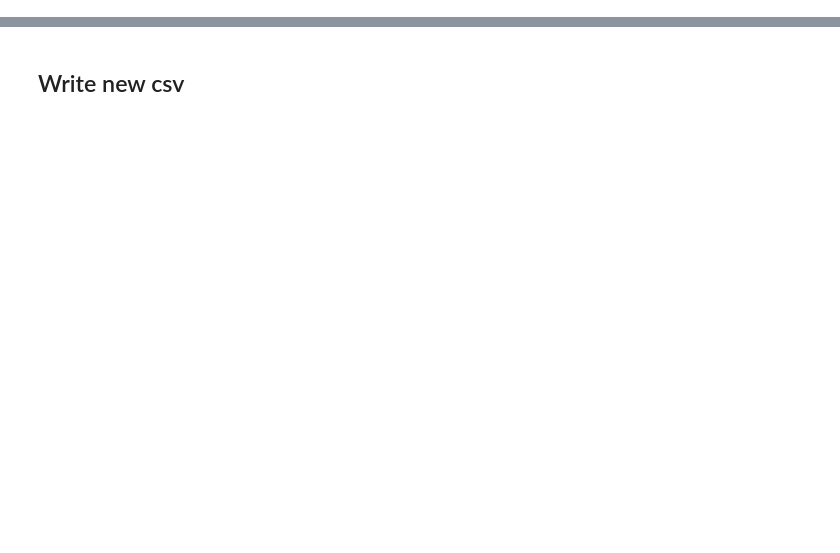
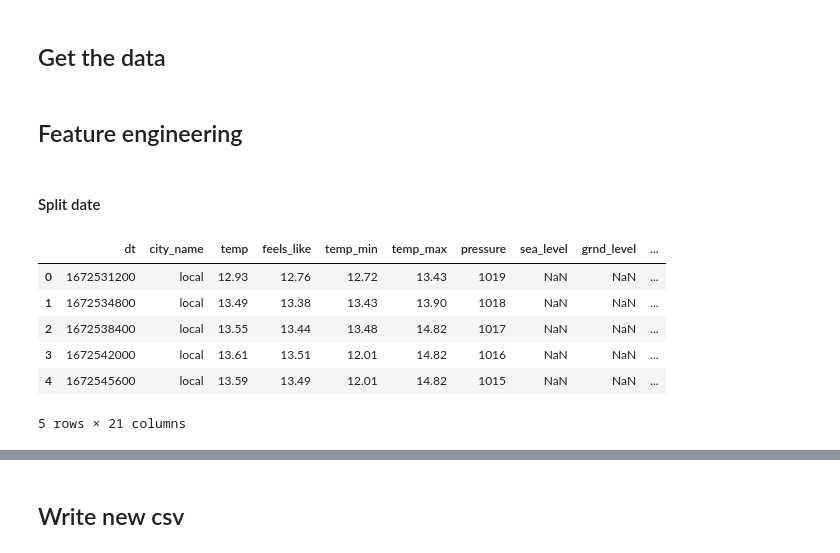
Before and after one commit to goncalobraga27/DAA, a Jupyter notebook: src/parte2/data_preparation/data_preparation3_test.ipynb, the cells around one changed output, grey strips where cells are left out. Saved outputs shown, nothing was run; the diff lists cells and outputs as text; code cells hidden in the pictures; blank space fills up the shorter version.

```diff
--- a/src/parte2/data_preparation/data_preparation3_test.ipynb
+++ b/src/parte2/data_preparation/data_preparation3_test.ipynb
@@ -62,0 +9,2 @@ df.rename(columns={'Data':'date', 'Hora':'hour', 'Normal (kWh)':'normal', 'Horá
+# %% [markdown]
+## Get the data
@@ -62,0 +14,21 @@ df.rename(columns={'Data':'date', 'Hora':'hour', 'Normal (kWh)':'normal', 'Horá
+# %% [markdown]
+## Feature engineering
+# %% [markdown]
+#### Split date
+# %%
+df['date'] = pd.to_datetime(df['date'], format="%Y-%m-%d", utc=True)
+df['year'] = df['date'].dt.year
+df['month'] = df['date'].dt.month
+df['day'] = df['date'].dt.day
+df.drop(['date'], inplace=True, axis=1)
+
+
+df.head()
+# %% [output]
+|  | dt | city_name | temp | feels_like | temp_min | temp_max | pressure | sea_level | grnd_level | ... |
+| 0 | 1672531200 | local | 12.93 | 12.76 | 12.72 | 13.43 | 1019 | NaN | NaN | ... |
+| 1 | 1672534800 | local | 13.49 | 13.38 | 13.43 | 13.90 | 1018 | NaN | NaN | ... |
+| 2 | 1672538400 | local | 13.55 | 13.44 | 13.48 | 14.82 | 1017 | NaN | NaN | ... |
+| 3 | 1672542000 | local | 13.61 | 13.51 | 12.01 | 14.82 | 1016 | NaN | NaN | ... |
+| 4 | 1672545600 | local | 13.59 | 13.49 | 12.01 | 14.82 | 1015 | NaN | NaN | ... |
+5 rows × 21 columns
```
Also changed, not shown: parts of 54 cells of this notebook, 5 other files.
